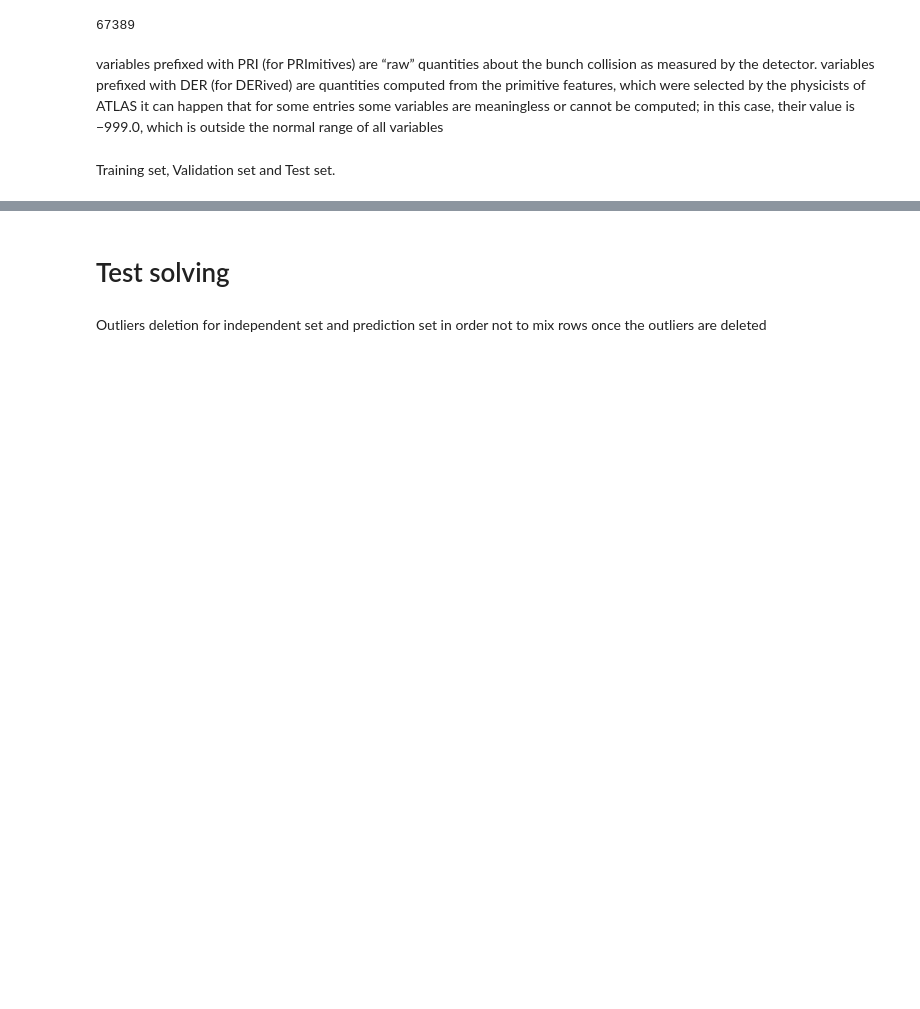
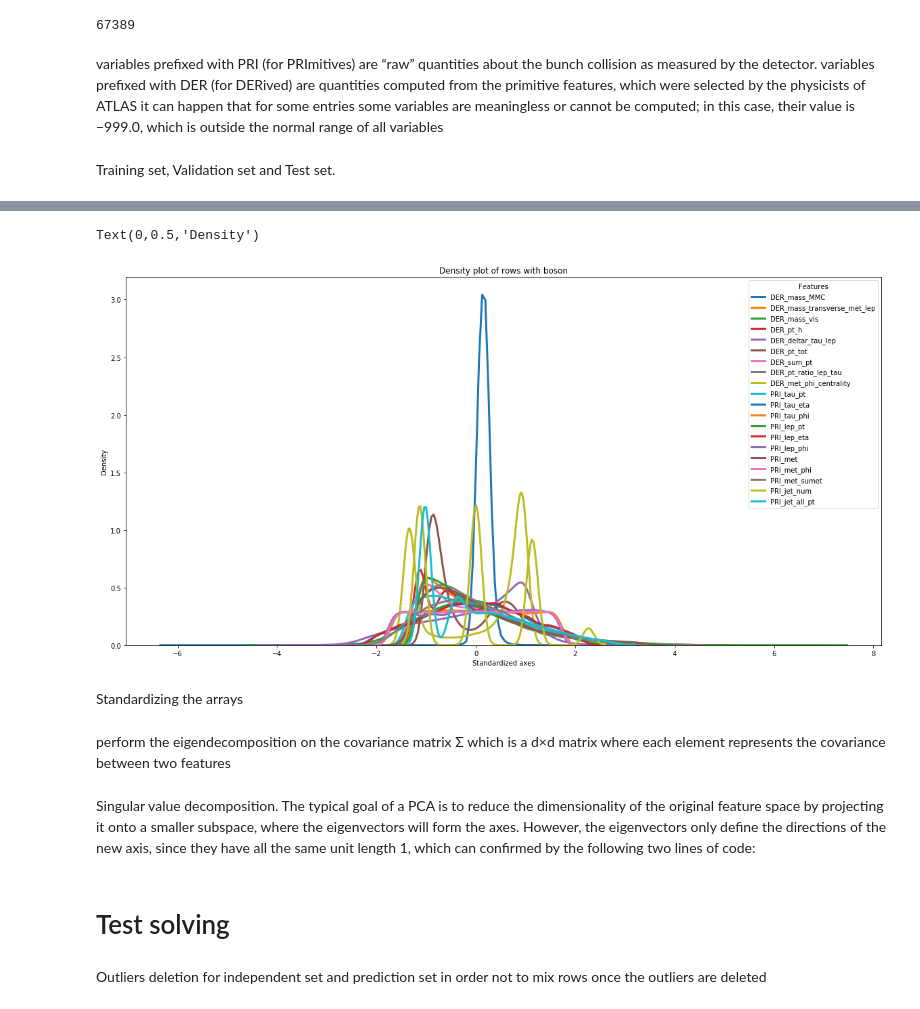
Before and after one commit to gianlucamancini7/machine_learning, a Jupyter notebook: main.ipynb, the cells around one changed output, grey strips where cells are left out. Saved outputs shown, nothing was run; the diff lists cells and outputs as text; code cells hidden in the pictures; blank space fills up the shorter version.

```diff
--- a/main.ipynb
+++ b/main.ipynb
@@ -266,0 +268,29 @@ Text(0,0.5,'Density')
+# %%
+colors = {'b': 'rgb(31, 119, 180)',
+          's': 'rgb(255, 127, 14)'}
+features = df_features_train_independent.iloc[:,1:].columns.values
+
+fig=plt.figure(figsize=(20,10))
+for feature in features:
+
+    # Subset for boson and not boson
+    subset_boson = df_features_train_independent[prediction_independent['Prediction'] == 'b']
+
+    subset_non_boson = df_features_train_independent[prediction_independent['Prediction'] == 's']
+
+    # Draw the density plot
+    sns.distplot(standardize(subset_non_boson[feature]), hist = False, kde = True,
+                 kde_kws = {'linewidth': 3},
+                 label = feature)
+
+# Plot formatting
+
+plt.legend(prop={'size': 10}, title = 'Features')
+plt.title('Density plot of rows with boson')
+plt.xlabel('Standardized axes')
+plt.ylabel('Density')
+# %% [output]
+Text(0,0.5,'Density')
+[figure, added]
+# %% [markdown]
+Standardizing the arrays
@@ -266,0 +302,2 @@ Text(0,0.5,'Density')
+# %% [markdown]
+perform the eigendecomposition on the covariance matrix Σ which is a d×d matrix where each element represents the covariance between two features
@@ -266,0 +306,2 @@ Text(0,0.5,'Density')
+# %% [markdown]
+Singular value decomposition. The typical goal of a PCA is to reduce the dimensionality of the original feature space by projecting it onto a smaller subspace, where the eigenvectors will form the axes. However, the eigenvectors only define the directions of the new axis, since they have all the same unit length 1, which can confirmed by the following two lines of code:
```
Also changed, not shown: parts of 6 cells of this notebook.
